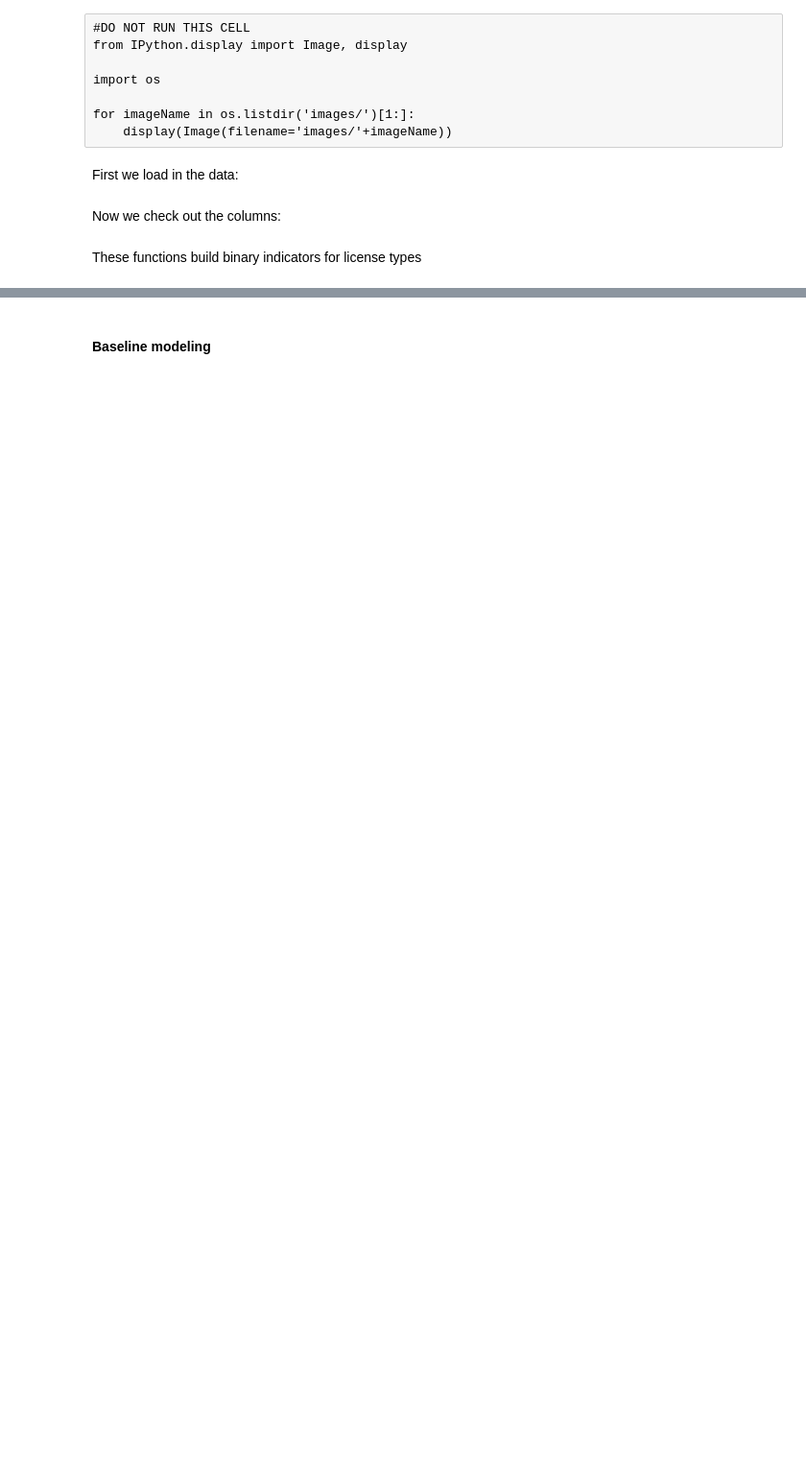
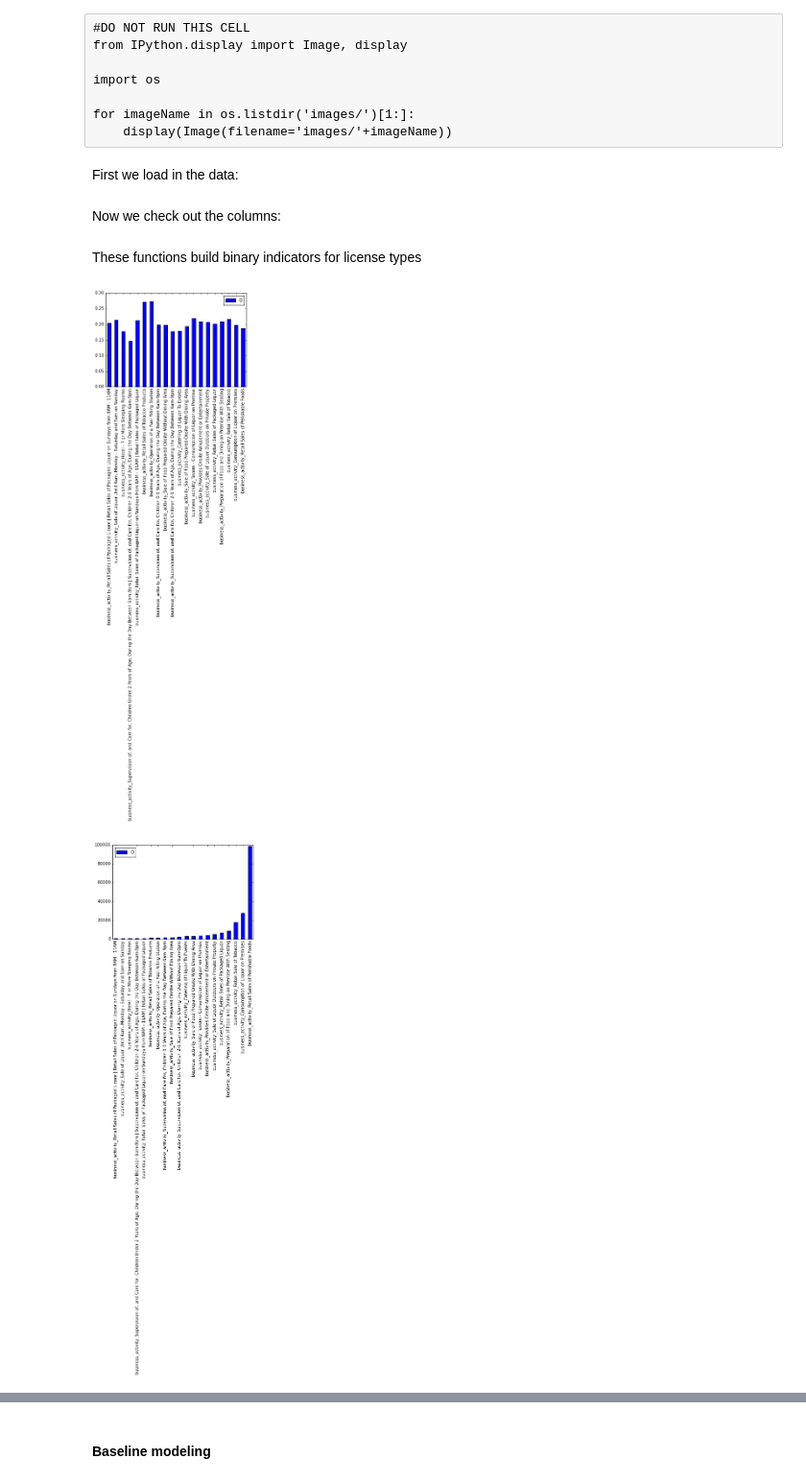
Before and after one commit to Fggw/downloader, a Jupyter notebook: ChicagoFoodInspection_CS109a_Baseline_11-28.ipynb, the cells around one changed output, grey strips where cells are left out. Shown at 96% size. Saved outputs shown, nothing was run; the diff lists cells and outputs as text; code cells hidden in the pictures; blank space fills up the shorter version.

```diff
--- a/ChicagoFoodInspection_CS109a_Baseline_11-28.ipynb
+++ b/ChicagoFoodInspection_CS109a_Baseline_11-28.ipynb
@@ -86 +88,34 @@ data['tobacco'] = [tobacco(license) for license in data.license_description]
 data['grocery'] = [grocery_store(facility_type) for facility_type in data.facility_type]
+# %%
+license_cols = list(data.columns[17:-12])
+license_result_cols = license_cols + ['result_binary']
+
+
+
+pass_rate = []
+count = []
+for col in license_cols:
+    pass_rate.append(data[data[col] == 1].result_binary.mean())
+    pass_rate.append(data[data[col] == 1].result_binary.mean())
+# %%
+license_counts = data[license_cols].sum().sort_values()
+# %%
+top_n = 20
+top_license_counts = license_counts.ix[license_counts.index[-top_n:]]
+# %%
+
+top_license_counts_cols = list(license_counts.index[-top_n:])
+
+pass_rate = []
+for col in top_license_counts_cols:
+    pass_rate.append(data[data[col] == 1].result_binary.mean())
+
+top_license_pass_rate = pd.Series(data = np.array(pass_rate),index=top_license_counts.index)
+# %%
+pd.DataFrame(1-top_license_pass_rate).plot(kind='bar')
+plt.show()
+pd.DataFrame(top_license_counts).plot(kind='bar')
+plt.show()
+# %% [output]
+[figure, added]
+[figure, added]
```
Also changed, not shown: parts of 16 cells of this notebook, 1 other file.
